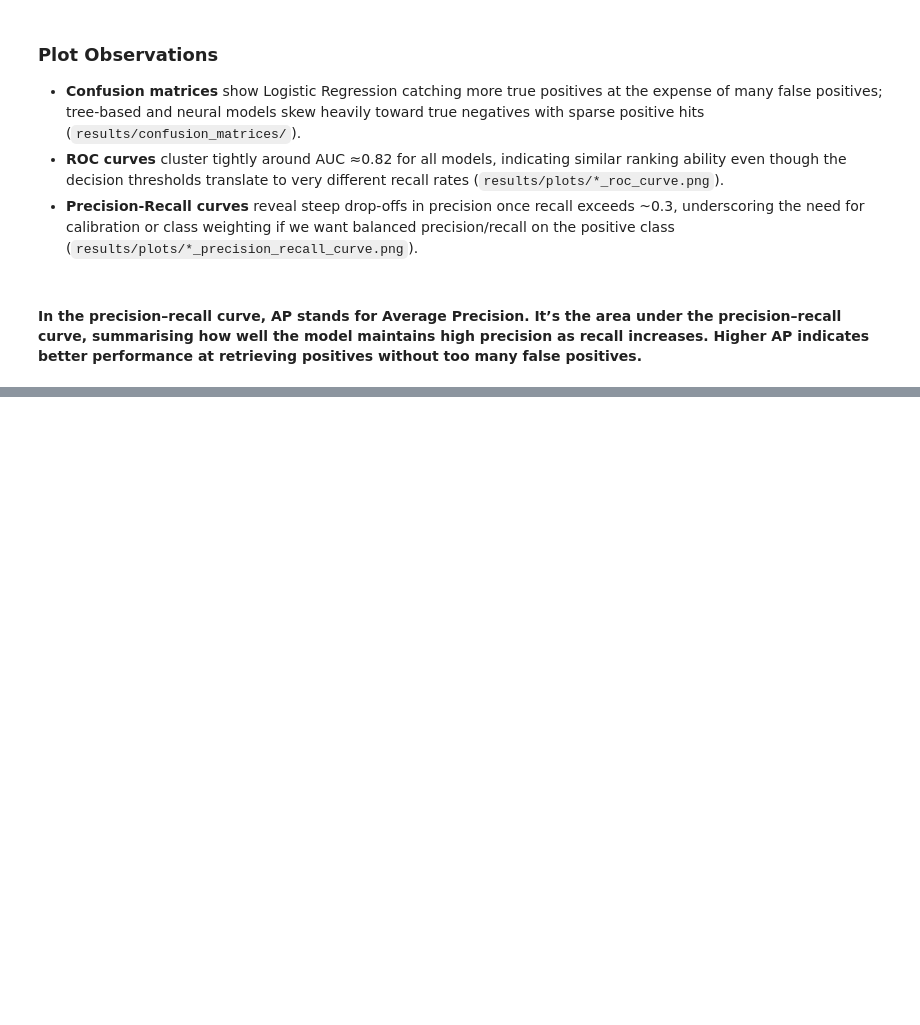
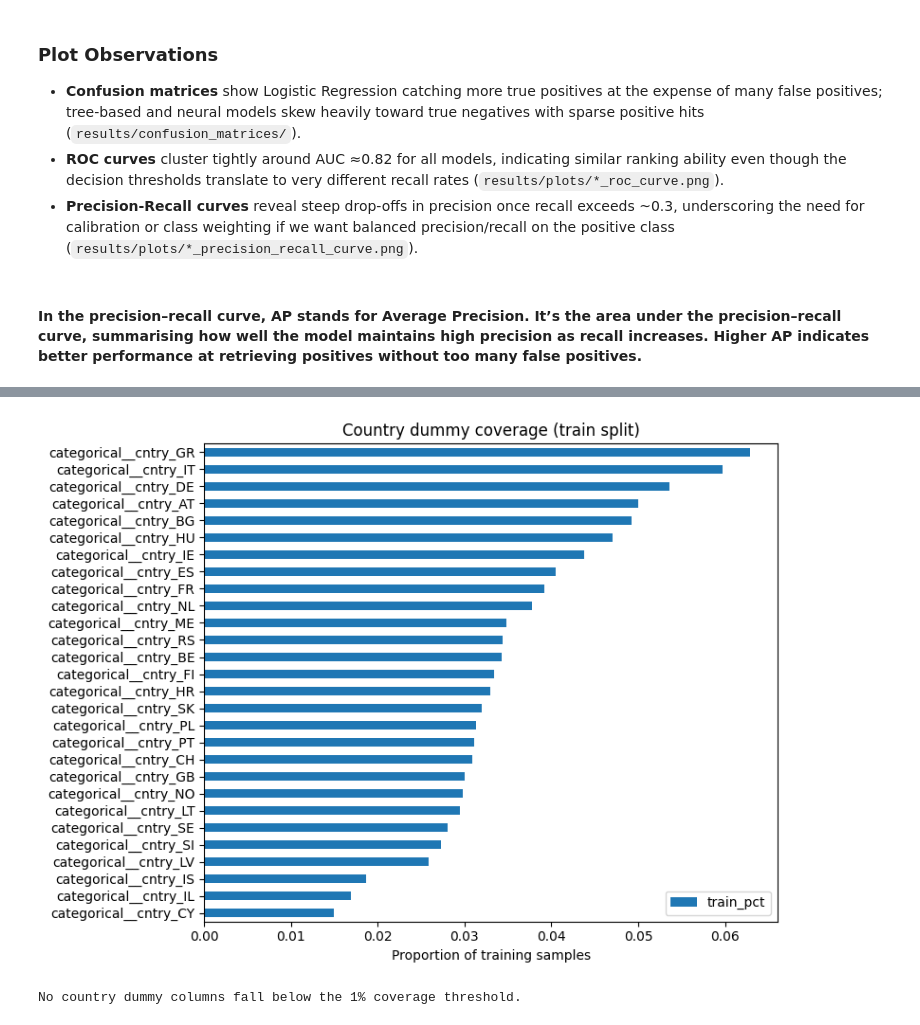
Before and after one commit to Petlaz/health-xai-prediction, a Jupyter notebook: notebooks/03_modeling.ipynb, the cells around one changed output, grey strips where cells are left out. Cells and saved outputs as stored; diff of their text form; code cells hidden in the pictures; blank space fills up the shorter version.

```diff
--- a/notebooks/03_modeling.ipynb
+++ b/notebooks/03_modeling.ipynb
@@ -255,0 +431,14 @@ else:
+# %%
+
+# Coverage analysis for one-hot encoded country dummies
+one_hot_cols = [col for col in feature_names if col.startswith('categorical__cntry_')]
+coverage = (
+    X_train[one_hot_cols]
+    .sum()
+    .sort_values()
+    .to_frame('train_count')
+)
+coverage['train_pct'] = coverage['train_count'] / len(X_train)
+coverage['val_count'] = X_val[one_hot_cols].sum()
+coverage['val_pct'] = coverage['val_count'] / len(X_val)
+coverage.tail(10)
@@ -255,0 +457,23 @@ else:
+# %%
+
+ax = coverage.sort_values('train_pct').plot(
+    kind='barh',
+    y='train_pct',
+    figsize=(8, 6),
+    title='Country dummy coverage (train split)'
+)
+ax.set_xlabel('Proportion of training samples')
+plt.tight_layout()
+# %% [output]
+[figure, added]
+# %%
+
+rare_threshold = 0.01  # 1% coverage threshold
+rare_levels = coverage[coverage['train_pct'] < rare_threshold]
+if rare_levels.empty:
+    print('No country dummy columns fall below the 1% coverage threshold.')
+else:
+    print('Country dummy columns below the 1% coverage threshold:')
+    display(rare_levels)
+# %% [output]
+No country dummy columns fall below the 1% coverage threshold.
```
Also changed, not shown: parts of 10 cells of this notebook, 2 other files.
